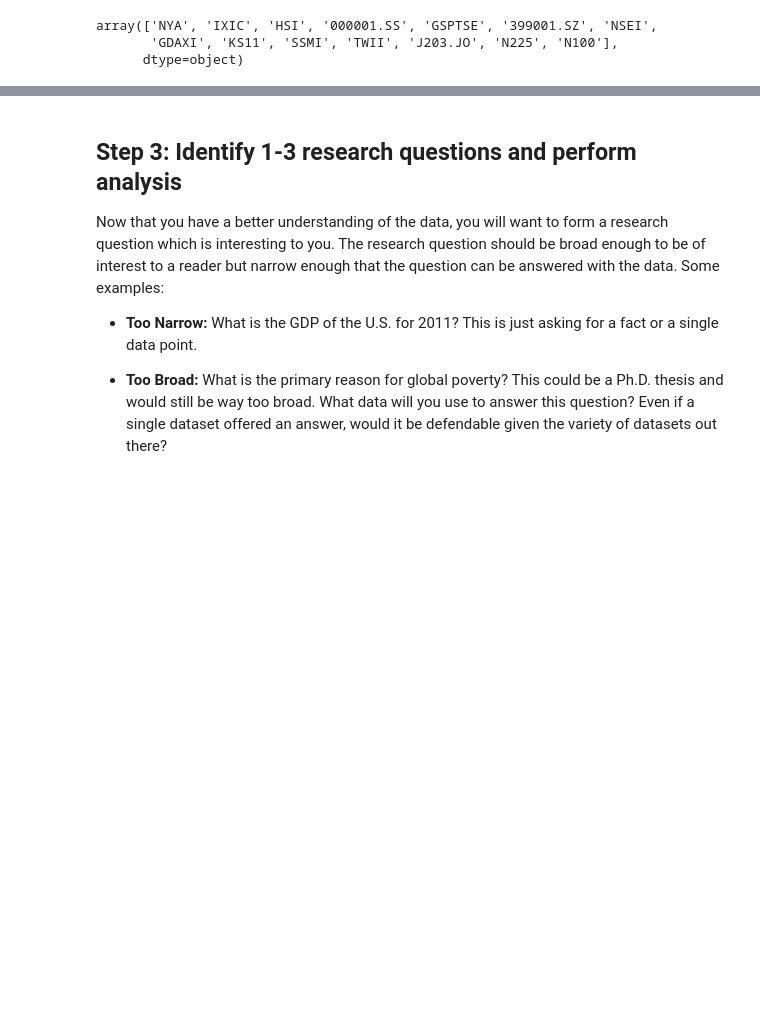
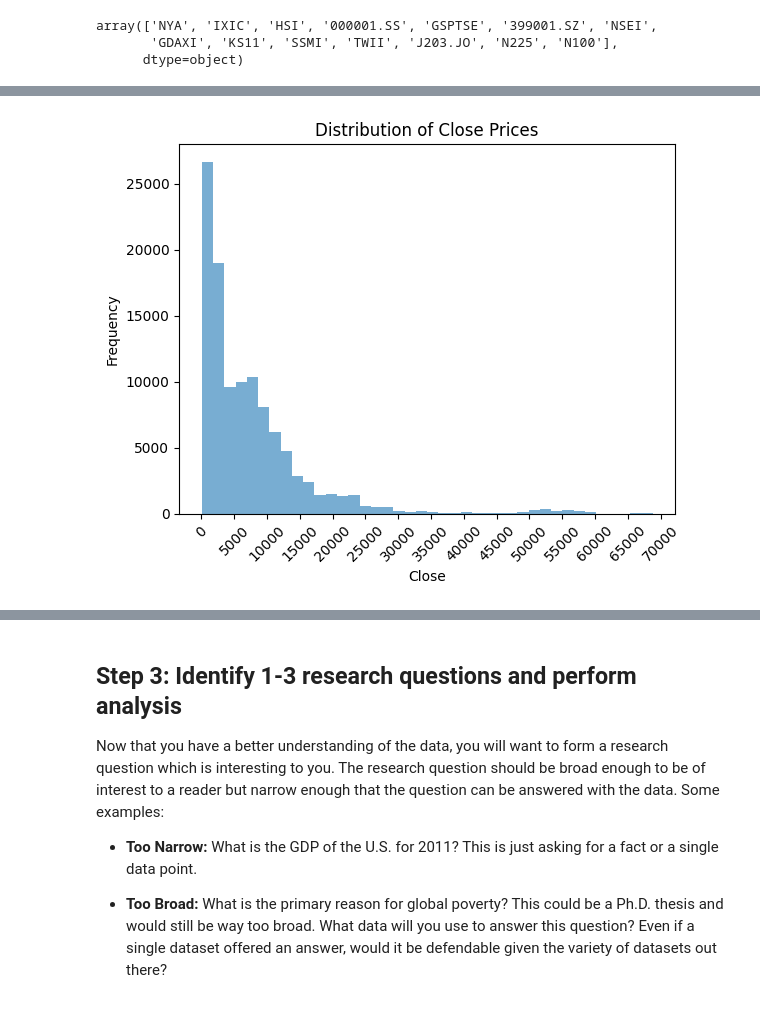
Before and after one commit to kiah-ucsd/DSE200, a Jupyter notebook: FinalProject/Final Project_Fall2025.ipynb, the cells around one changed output, grey strips where cells are left out. Cells and saved outputs as stored; diff of their text form; code cells hidden in the pictures; blank space fills up the shorter version.

```diff
--- a/FinalProject/Final Project_Fall2025.ipynb
+++ b/FinalProject/Final Project_Fall2025.ipynb
@@ -168,0 +188,3 @@ From the review we can see that while df_data has the only missing values which
+# %%
+df_data_index = df_data.merge(df_info, how= 'left', on='Index')
+df_data_index.shape[0]
@@ -168,0 +227,13 @@ From the review we can see that while df_data has the only missing values which
+# %%
+# create two histograms to evaluate the layout of the data
+plt.hist(df_data_index['Close'], bins=40, alpha=0.6)
+plt.title('Distribution of Close Prices')
+plt.xlabel("Close")
+plt.ylabel("Frequency")
+plt.xticks(
+    ticks=range(0, 70001,5000),
+           rotation=45
+)
+plt.show()
+# %% [output]
+[figure, added]
```
Also changed, not shown: parts of 14 cells of this notebook.
